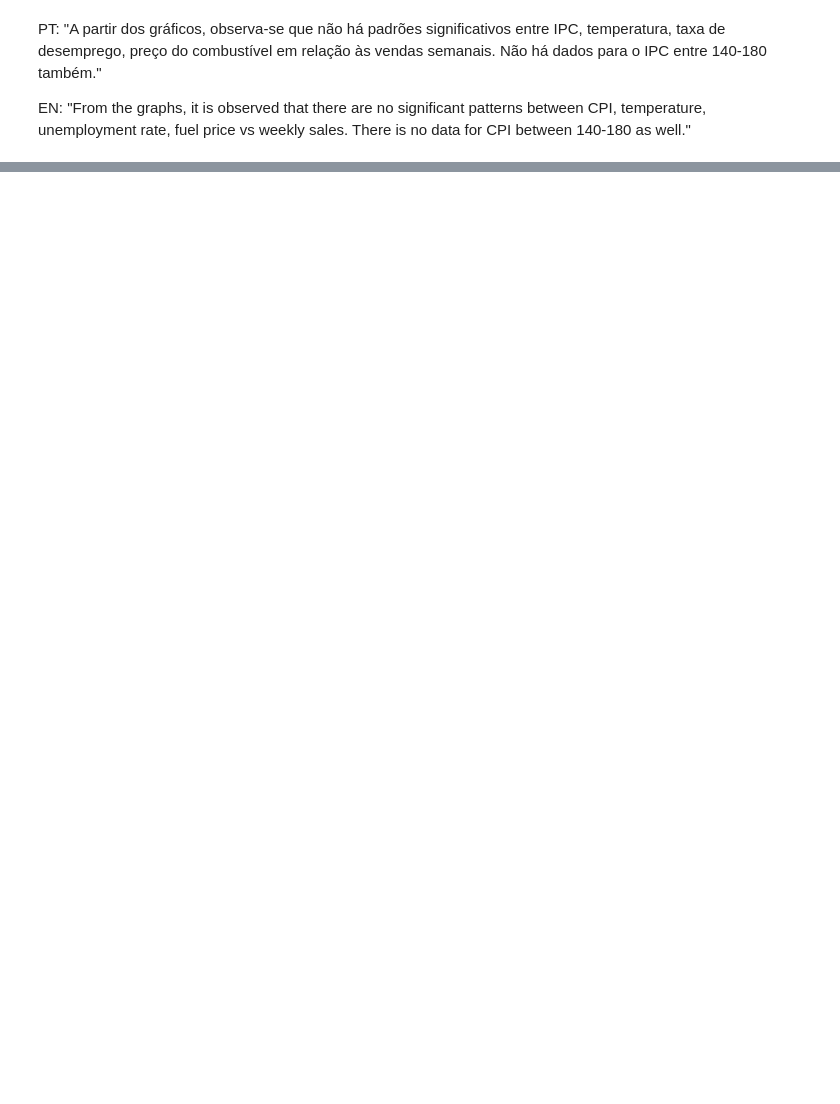
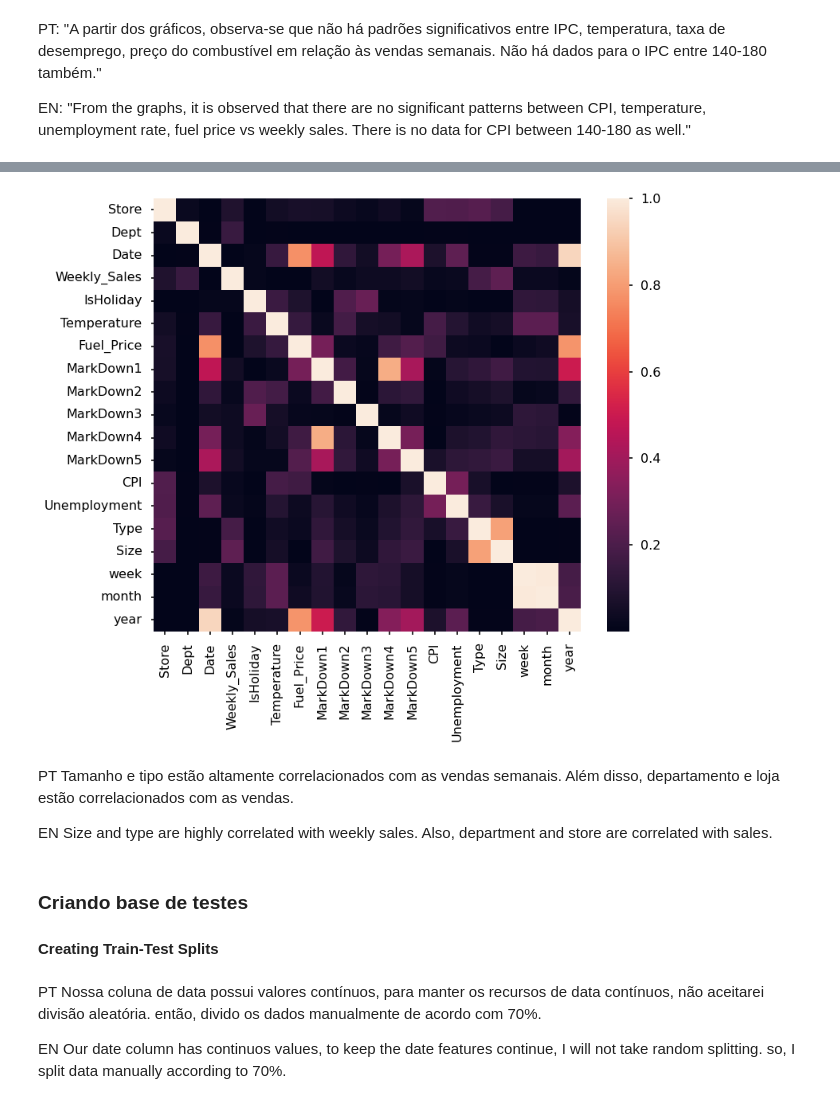
Before and after one commit to danielfernandesp/Analysis-and-Insights-1-for-Data-Science---Walmart-Sales-Forecast, a Jupyter notebook: Previsão de Vendas do Walmart.ipynb, the cells around one changed output, grey strips where cells are left out. Saved outputs shown, nothing was run; the diff lists cells and outputs as text; code cells hidden in the pictures; blank space fills up the shorter version.

```diff
--- a/Previsão de Vendas do Walmart.ipynb
+++ b/Previsão de Vendas do Walmart.ipynb
@@ -706,0 +778,12 @@ EN: "From the graphs, it is observed that there are no significant patterns betw
+# %%
+plt.figure(figsize = (12,10))
+sns.heatmap(df_new.corr().abs())
+plt.show()
+# %% [output]
+[figure, added]
+# %% [markdown]
+PT
+Tamanho e tipo estão altamente correlacionados com as vendas semanais. Além disso, departamento e loja estão correlacionados com as vendas.
+
+EN
+Size and type are highly correlated with weekly sales. Also, department and store are correlated with sales.
@@ -706,0 +792,9 @@ EN: "From the graphs, it is observed that there are no significant patterns betw
+# %% [markdown]
+### Criando base de testes
+#### Creating Train-Test Splits
+# %% [markdown]
+PT
+Nossa coluna de data possui valores contínuos, para manter os recursos de data contínuos, não aceitarei divisão aleatória. então, divido os dados manualmente de acordo com 70%.
+
+EN
+Our date column has continuos values, to keep the date features continue, I will not take random splitting. so, I split data manually according to 70%.
```
Also changed, not shown: parts of 47 cells of this notebook.
